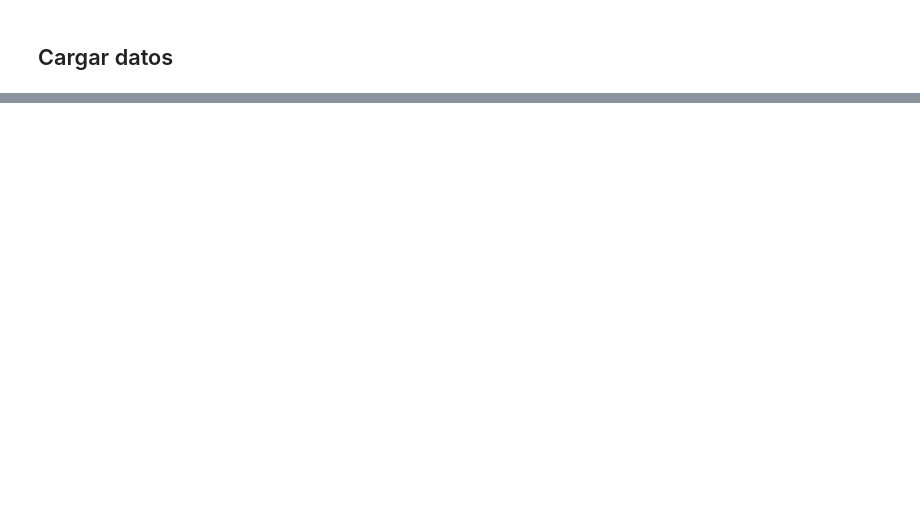
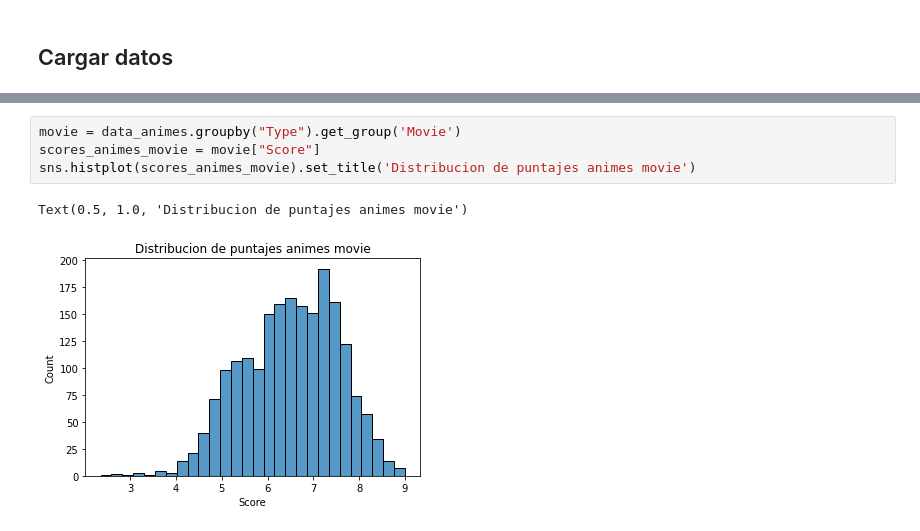
Before and after one commit to martinjaraf/supertarea, a Jupyter notebook: parte_1/Parte_1.ipynb, the cells around one changed output, grey strips where cells are left out. Saved outputs shown, nothing was run; the diff lists cells and outputs as text; blank space fills up the shorter version.

```diff
--- a/parte_1/Parte_1.ipynb
+++ b/parte_1/Parte_1.ipynb
@@ -19,0 +47,7 @@ SyntaxError: unexpected character after line continuation character (<ipython-in
+# %%
+movie = data_animes.groupby("Type").get_group('Movie')
+scores_animes_movie = movie["Score"]
+sns.histplot(scores_animes_movie).set_title('Distribucion de puntajes animes movie')
+# %% [output]
+Text(0.5, 1.0, 'Distribucion de puntajes animes movie')
+[figure, added]
```
Also changed, not shown: parts of 19 cells of this notebook, 1 other file.
